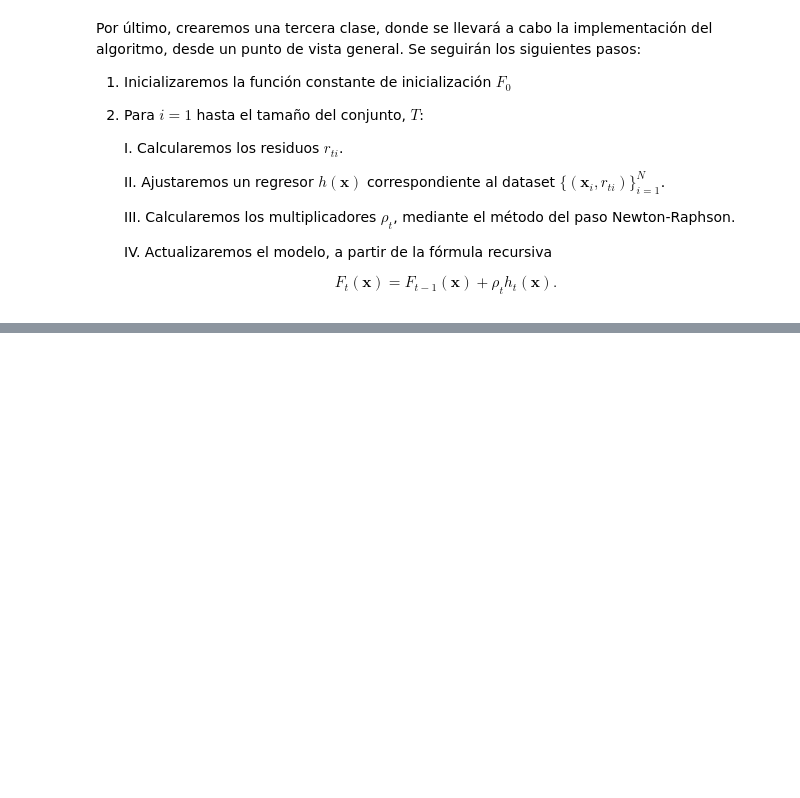
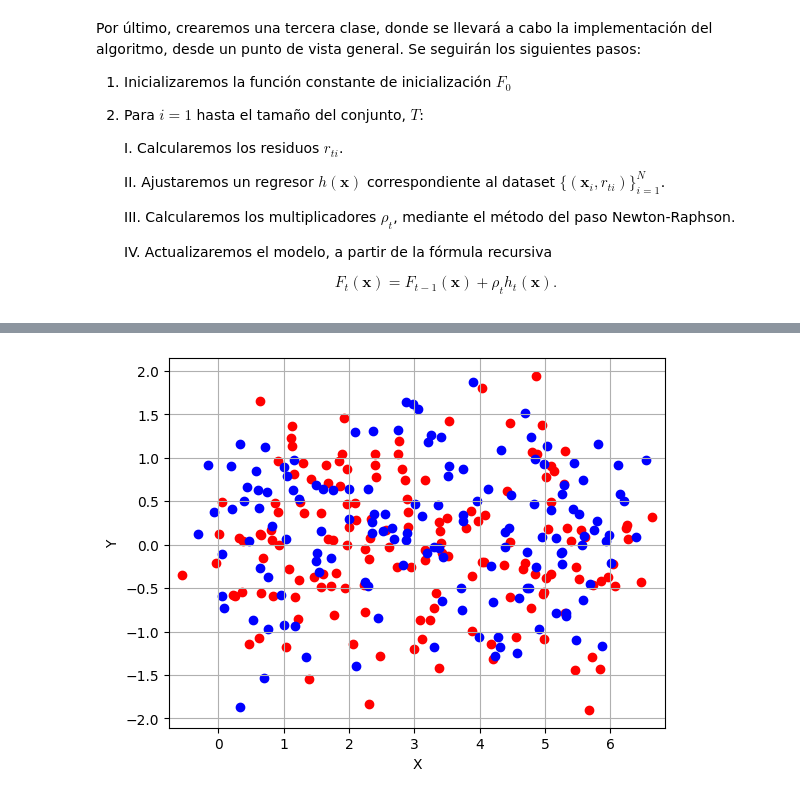
Before and after one commit to BlancaCC/MetodoAvanzadosAprendizajeAutomatico, a Jupyter notebook: bayes/gradient_boosting.ipynb, the cells around one changed output, grey strips where cells are left out. Saved outputs shown, nothing was run; the diff lists cells and outputs as text; code cells hidden in the pictures; blank space fills up the shorter version.

```diff
--- a/bayes/gradient_boosting.ipynb
+++ b/bayes/gradient_boosting.ipynb
@@ -340,12 +341,15 @@ np.random.seed(11)
 n = 300
 model = 'sine'
 ymargin = 0.
-noise = 0.0             # <========= Modifica este valor 0 ó 0.3, (antes responde a las cuestiones de arriba)
+noise = 0.0
+noise_2 = 0.4
 
 x1, x2, ytrain, xbnd, ybnd = createDataSet(n, model, ymargin, noise, True)
 Xtrain = np.concatenate((x1, x2), axis = 1)
+x1_noise, x2_noise, ytrain_noise, xbnd_noise, ybnd_noise = createDataSet(n, model, ymargin, noise_2, True)
+Xtrain_noise = np.concatenate((x1_noise, x2_noise), axis = 1)
 
 x1test, x2test, ytest      = createDataSet(n*10, model, ymargin, noise)
 Xtest = np.concatenate((x1test, x2test), axis = 1)
-
-plotData(x1,x2,ytrain,{'c':'#FF0000'},{'c':'#0000FF'})
+x1test_noise, x2test_noise, ytest_noise      = createDataSet(n*10, model, ymargin, noise_2)
+Xtest_noise = np.concatenate((x1test_noise, x2test_noise), axis = 1)
@@ -353,0 +360,4 @@ plotData(x1,x2,ytrain,{'c':'#FF0000'},{'c':'#0000FF'})
+# %%
+plotData(x1_noise,x2_noise,ytrain,{'c':'#FF0000'},{'c':'#0000FF'})
+# %% [output]
+[figure, added]
```
Also changed, not shown: parts of 15 cells of this notebook.
